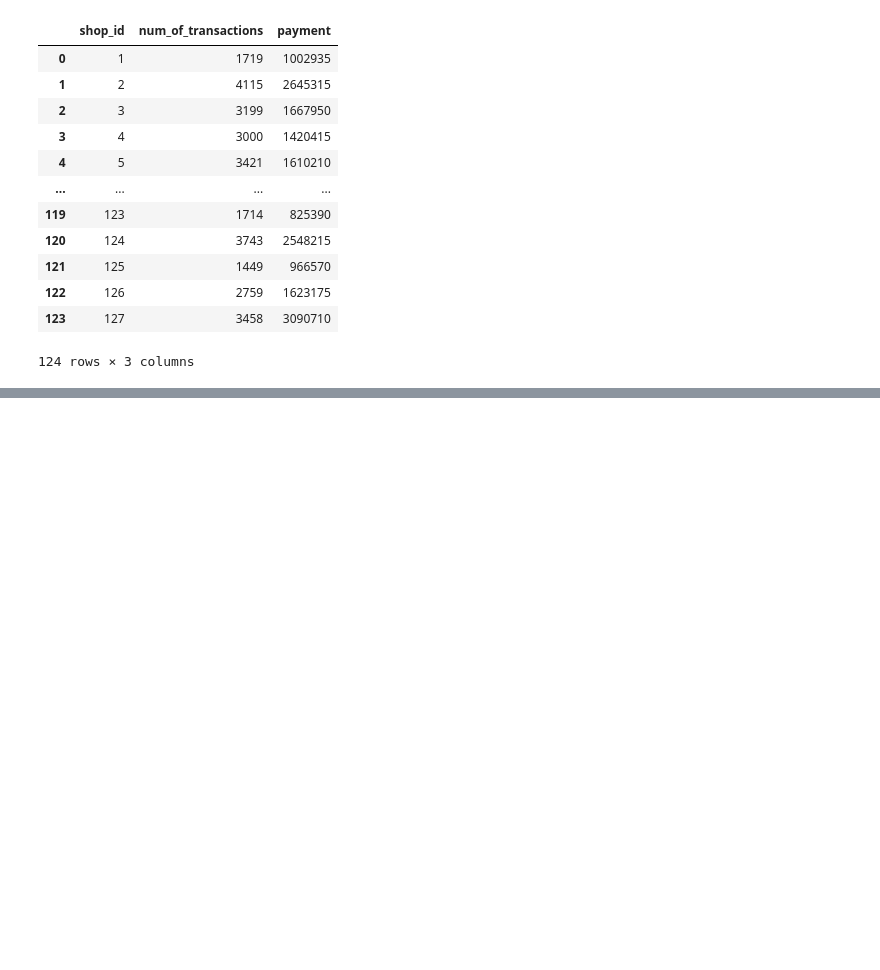
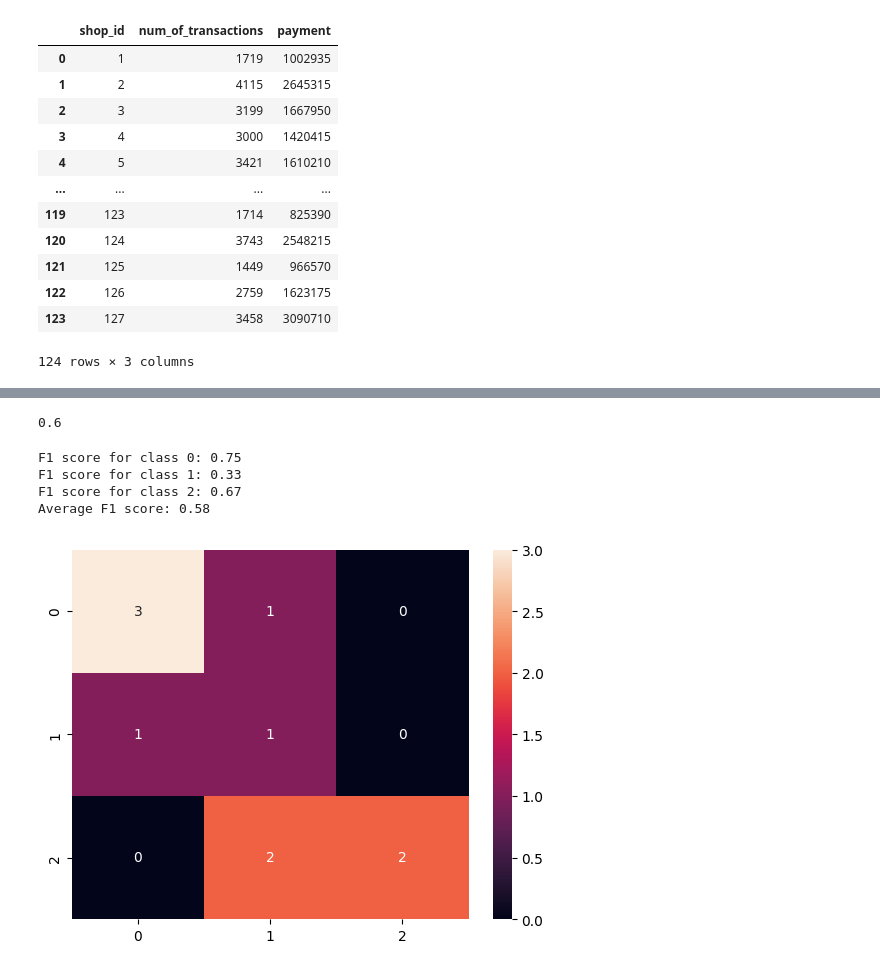
Before and after one commit to codened/DataStorm-4.0, a Jupyter notebook: stormingRoundDay_3/new.ipynb, the cells around one changed output, grey strips where cells are left out. Drawn from its saved outputs; the diff is of its cells as text; code cells hidden in the pictures; blank space fills up the shorter version.

```diff
--- a/stormingRoundDay_3/new.ipynb
+++ b/stormingRoundDay_3/new.ipynb
@@ -255,0 +378,2 @@ rawStoreInfDF=pd.read_csv('storeinfo.csv')
+# %%
+expectedResult=test_data[['shop_id','shop_profile']]
@@ -255,0 +386,71 @@ rawStoreInfDF=pd.read_csv('storeinfo.csv')
+# %%
+X_train=train_data.drop(['shop_profile'], axis=1)
+y_train=train_data['shop_profile']
+X_test= test_data.drop(['shop_profile'], axis=1)
+y_test=test_data['shop_profile']
+X_testres = X_test.reset_index(drop=True)
+# %%
+import pandas as pd
+from sklearn.metrics import accuracy_score
+from sklearn.ensemble import RandomForestClassifier
+from sklearn.metrics import f1_score
+
+# Define the logistic regression model
+model_random = RandomForestClassifier(max_depth=25, min_samples_leaf=1, min_samples_split=2, n_estimators=10)
+
+# Train the model on the training data
+model_random.fit(X_train, y_train)
+
+# Make predictions on the testing data
+predictions = model_random.predict(X_test)
+predictions_Test_randomforest=model_random.predict(TestDF)
+
+accu = accuracy_score(y_test, predictions)
+
+print(accu)
+# print(f1_score(y_test, predictions, average=None))
+# %% [output]
+0.6
+# %%
+predDf=pd.DataFrame(predictions, columns=['shop_profile'])
+predDf_Test_randomforest=pd.DataFrame(predictions_Test_randomforest, columns=['shop_profile'])
+shop_id_x_test=shop_id_x_test.reset_index()
+shop_id_x_TestDF=shop_id_x_TestDF.reset_index()
+shop_id_x_TestDF=shop_id_x_TestDF.drop('index',axis=1)
+# Concatenate DataFrames
+concatenatedRes_df = pd.concat([shop_id_x_test, predDf], axis=1)
+# concatenatedRes_df = pd.concat([concatenatedRes_df, shop_id_x_test], axis=1)
+# concatenated_df = pd.concat([shop_id_x_test, predDf], ignore_index=True)
+concatenatedRes_df_random = pd.concat([shop_id_x_TestDF, predDf_Test_randomforest], axis=1)
+expectedResult=expectedResult['shop_profile']
+concatenatedRes_df=concatenatedRes_df['shop_profile']
+# Calculate F1 score for each class
+f1_class0 = f1_score(expectedResult, concatenatedRes_df, labels=[1], average='weighted')
+f1_class1 = f1_score(expectedResult, concatenatedRes_df, labels=[2], average='weighted')
+f1_class2 = f1_score(expectedResult, concatenatedRes_df, labels=[3], average='weighted')
+
+# Calculate average F1 score
+f1_average = (f1_class0 + f1_class1 + f1_class2) / 3
+
+print(f"F1 score for class 0: {f1_class0:.2f}")
+print(f"F1 score for class 1: {f1_class1:.2f}")
+print(f"F1 score for class 2: {f1_class2:.2f}")
+print(f"Average F1 score: {f1_average:.2f}")
+# %% [output]
+F1 score for class 0: 0.75
+F1 score for class 1: 0.33
+F1 score for class 2: 0.67
+Average F1 score: 0.58
+# %%
+import matplotlib.pyplot as plt
+import seaborn as sns
+from sklearn.metrics import confusion_matrix
+
+# Create confusion matrix
+matrix = confusion_matrix(expectedResult, concatenatedRes_df)
+
+# Visualize confusion matrix
+sns.heatmap(matrix, annot=True)
+plt.show()
+# %% [output]
+[figure, added]
```
Also changed, not shown: parts of 21 cells of this notebook.
